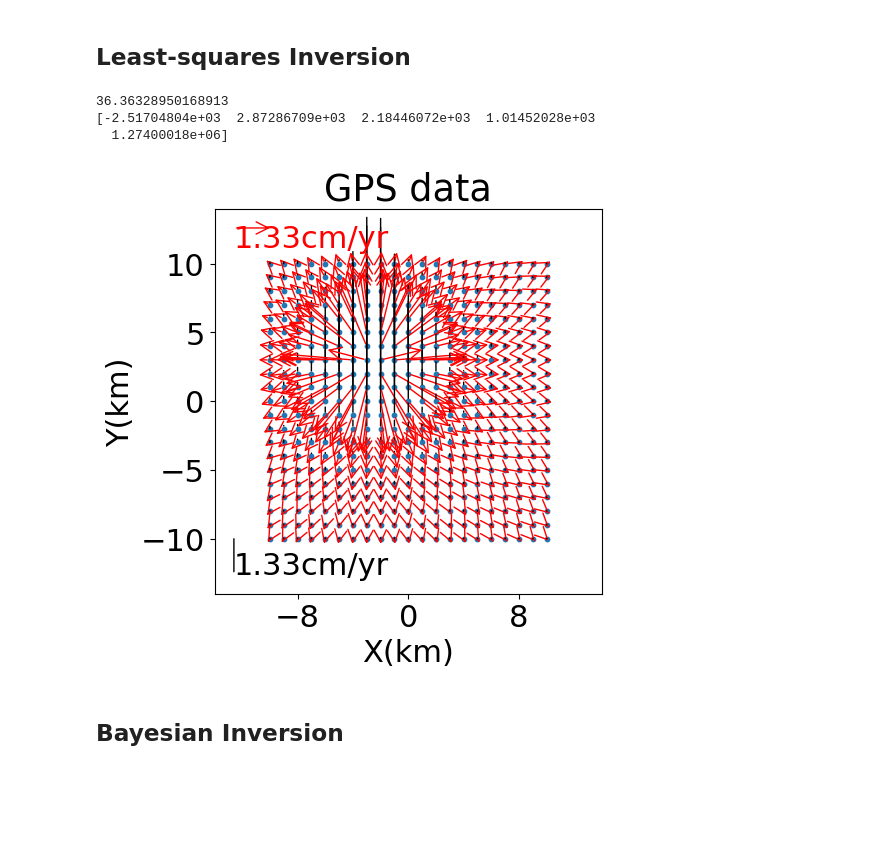
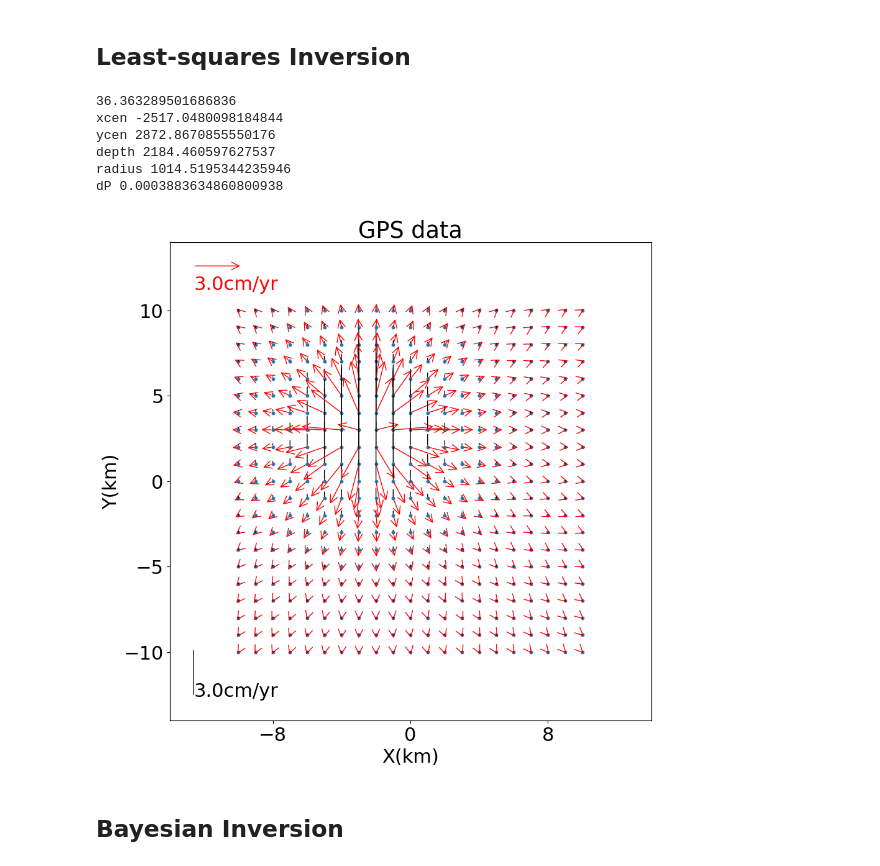
Before and after one commit to uafgeotools/vmod, a Jupyter notebook: dvd_gnss_low_emcee.ipynb, the cells around one changed output. Cells and saved outputs as stored; diff of their text form; code cells hidden in the pictures; blank space fills up the shorter version.

```diff
--- a/dvd_gnss_low_emcee.ipynb
+++ b/dvd_gnss_low_emcee.ipynb
@@ -60,9 +60,9 @@ util.plot_gnss(xs,ys,uxsm,uysm,uzsm)
 # %% [markdown]
 ## Create Inversion object
 # %%
-mct.set_x0([0,0,2.0e3,5e2,1e6])
+mct.set_x0([0,0,2.0e3,5e2,0.003])
 #Bounds for parameters
-mct.set_bounds(low_bounds = [-10000,-10000,5e2,1e1,1e5], high_bounds = [10000,10000,1e4,5e3,1e7])
+mct.set_bounds(low_bounds = [-10000,-10000,5e2,1e1,0.0001], high_bounds = [10000,10000,1e4,5e3,0.01])
 
 inv=Inverse(obs)
 inv.register_source(mct)
@@ -71,15 +71,20 @@ inv.register_source(mct)
 # %%
 ans=inv.nlsq()
 
-print(ans.x)
+parnames,orders=inv.get_parnames_orders()
+for i,parname in enumerate(parnames):
+    print(parname,ans.x[i])
 # %% [output]
-36.36328950168913
-[-2.51704804e+03  2.87286709e+03  2.18446072e+03  1.01452028e+03
-  1.27400018e+06]
+36.363289501686836
+xcen -2517.0480098184844
+ycen 2872.8670855550176
+depth 2184.460597627537
+radius 1014.5195344235946
+dP 0.0003883634860800938
 # %%
 uxsm,uysm,uzsm=mct.forward(ans.x,unravel=False)
 
-util.plot_gnss(xs,ys,uxsm,uysm,uzsm,scl=1.33)
+util.plot_gnss(xs,ys,uxsm,uysm,uzsm,scl=3.0,figsize=(10,10))
 # %% [output]
-[figure, old version]
+[figure, new version]
 # %%
```
Also changed, not shown: parts of 14 cells of this notebook.
